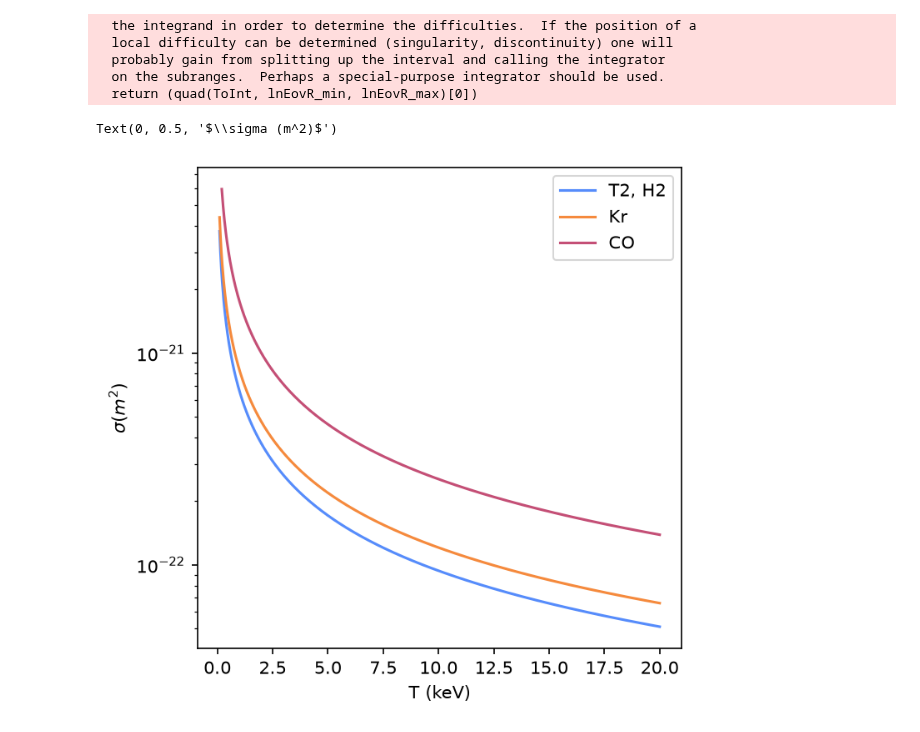
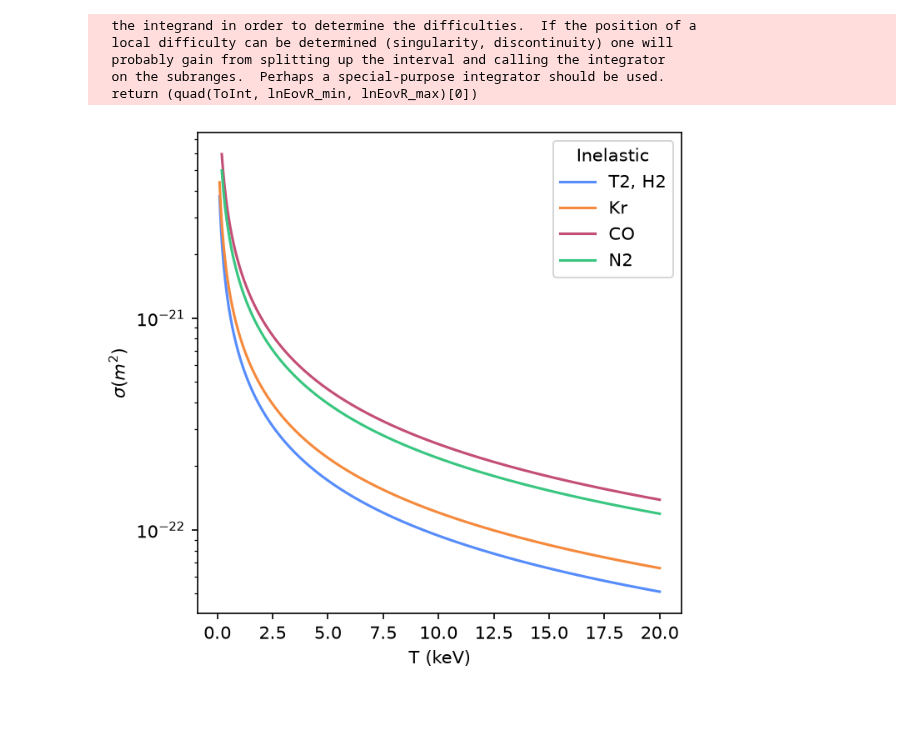
Before and after one commit to benjpjones/Project8ElectronScattering, a Jupyter notebook: OscillatorStrengthScattering.ipynb, the cells around one changed output. Drawn from its saved outputs; the diff is of its cells as text; code cells hidden in the pictures.

```diff
--- a/OscillatorStrengthScattering.ipynb
+++ b/OscillatorStrengthScattering.ipynb
@@ -26,6 +26,10 @@ OscStrKr=interp1d(datKr['E'],datKr['dfdE'],fill_value=0,bounds_error=False,kind=
 
 datCO=pd.read_csv("./Data/OscStrengthCO.txt", skiprows=65,delimiter='\t',names=['E','dfdE'],dtype={'E':float,'dfdE':float},skipfooter=2)
 OscStrCO=interp1d(datCO['E'],datCO['dfdE'],fill_value=0,bounds_error=False,kind='linear')
+
+datN2=pd.read_csv("./Data/OscStrengthN2.txt", skiprows=65,delimiter='\t',names=['E','dfdE'],dtype={'E':float,'dfdE':float},skipfooter=2)
+OscStrN2=interp1d(datN2['E'],datN2['dfdE'],fill_value=0,bounds_error=False,kind='linear')
+
 
 plt.figure(figsize=(5,5),dpi=150)
 plt.plot(datH2.E,datH2.dfdE)
@@ -68,6 +72,7 @@ Ts=np.linspace(1e2,20e3,1000)
 sigma_contH2=[opticalapprox.sig_oscstrength(T,OscStrH2,constants.mT*2) for T in Ts]
 sigma_contKr=[opticalapprox.sig_oscstrength(T,OscStrKr,constants.mT*83/3) for T in Ts]
 sigma_contCO=[opticalapprox.sig_oscstrength(T,OscStrCO,constants.mT*28/3) for T in Ts]
+sigma_contN2=[opticalapprox.sig_oscstrength(T,OscStrN2,constants.mT*28/3) for T in Ts]
 # %% [output]
   the integrand in order to determine the difficulties.  If the position of a
   local difficulty can be determined (singularity, discontinuity) one will
@@ -77,16 +82,17 @@ sigma_contCO=[opticalapprox.sig_oscstrength(T,OscStrCO,constants.mT*28/3) for T
 # %%
 plt.figure(figsize=(5,5),dpi=150)
 plt.plot(Ts/1000,sigma_contH2,'-',label='T2, H2')
 plt.plot(Ts/1000,sigma_contKr,'-',label='Kr')
 plt.plot(Ts/1000,sigma_contCO,'-',label='CO')
+plt.plot(Ts/1000,sigma_contN2,'-',label='N2')
 
-plt.legend(loc='upper right')
+plt.legend(loc='upper right',title='Inelastic')
 plt.semilogy()
 plt.xlabel("T (keV)")
 plt.ylabel(r"$\sigma (m^2)$")
+plt.savefig("CrossSection.png",dpi=150,bbox_inches='tight')
 # %% [output]
-Text(0, 0.5, '$\\sigma (m^2)$')
-[figure, old version]
+[figure, new version]
 # %%
 dTsH2=[]
 dThsH2=[]
```
Also changed, not shown: parts of 3 cells of this notebook.
